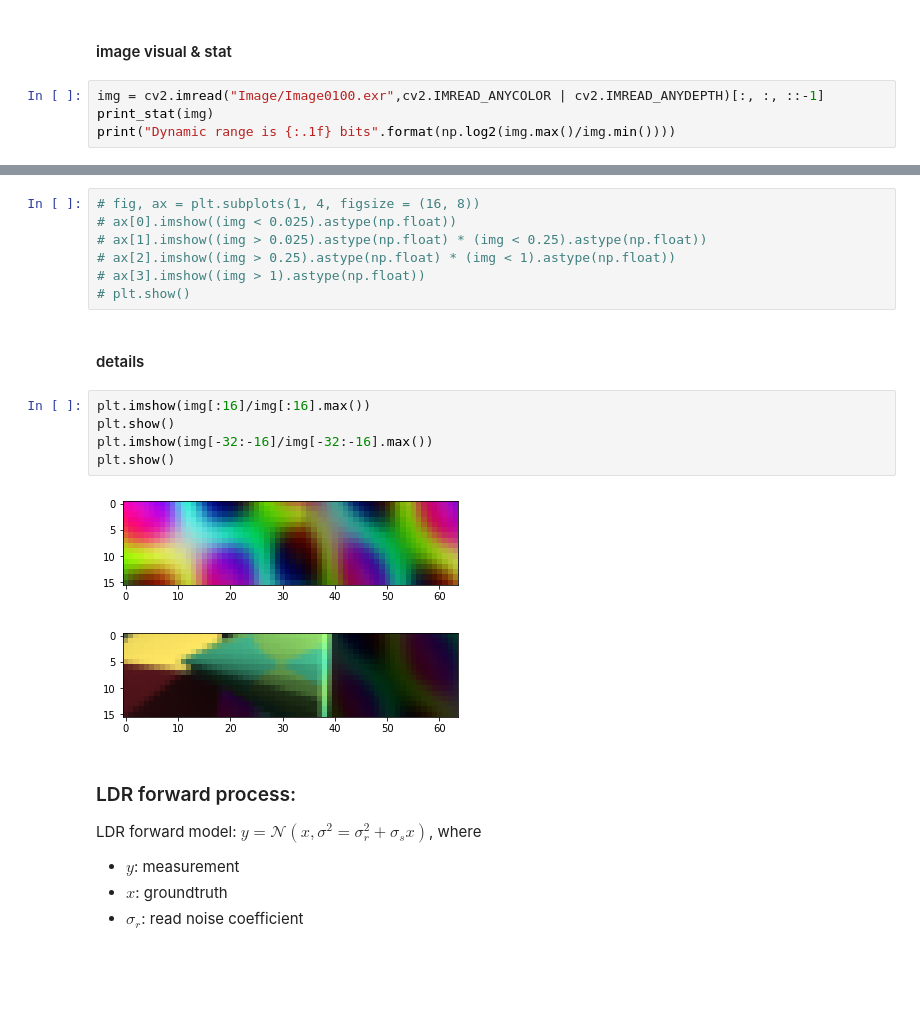
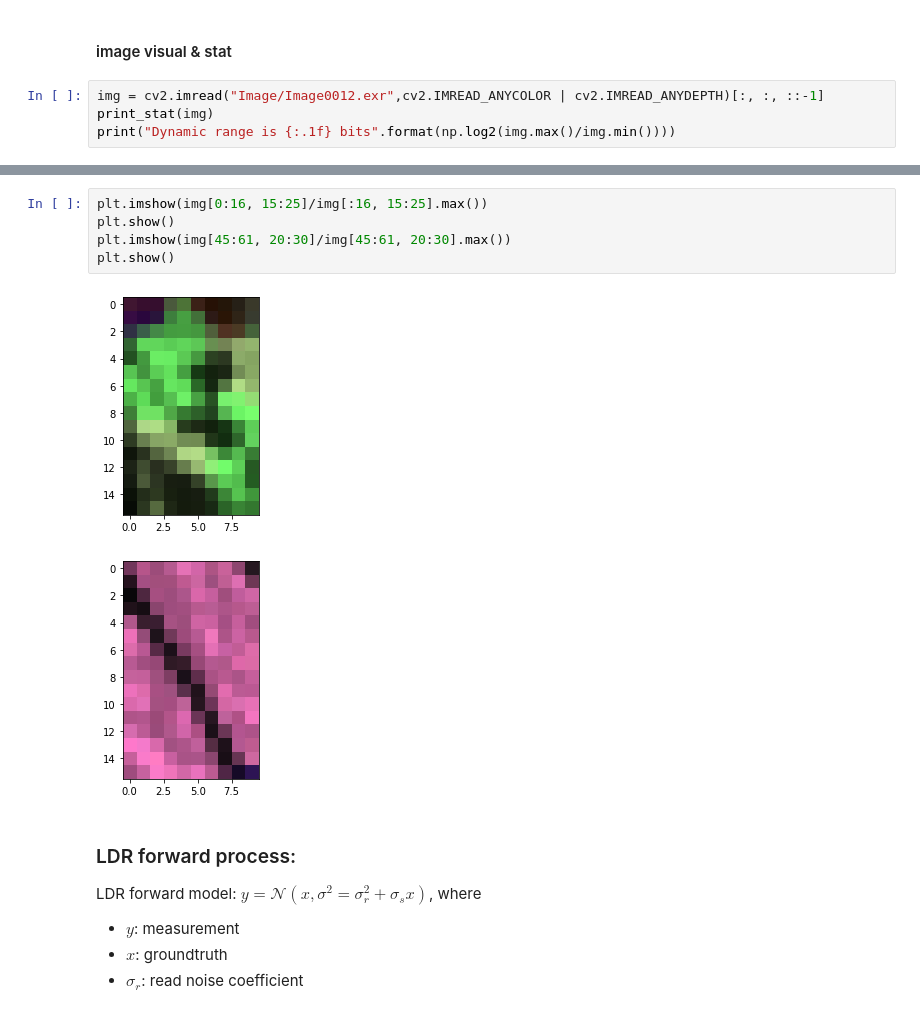
Before and after one commit to djbradyAtOpticalSciencesArizona/multiframeEstimation, a Jupyter notebook: blender_passes.ipynb, the cells around one changed output, grey strips where cells are left out. Drawn from its saved outputs; the diff is of its cells as text; blank space fills up the shorter version.

```diff
--- a/blender_passes.ipynb
+++ b/blender_passes.ipynb
@@ -212,7 +212,7 @@ import numpy as np
 # %% [markdown]
 #### image visual & stat
 # %%
-img = cv2.imread("Image/Image0100.exr",cv2.IMREAD_ANYCOLOR | cv2.IMREAD_ANYDEPTH)[:, :, ::-1]
+img = cv2.imread("Image/Image0012.exr",cv2.IMREAD_ANYCOLOR | cv2.IMREAD_ANYDEPTH)[:, :, ::-1]
 print_stat(img)
 print("Dynamic range is {:.1f} bits".format(np.log2(img.max()/img.min())))
 # %% [output]
@@ -236,20 +236,11 @@ plt.show()
-# %%
-# fig, ax = plt.subplots(1, 4, figsize = (16, 8))
-# ax[0].imshow((img < 0.025).astype(np.float))
-# ax[1].imshow((img > 0.025).astype(np.float) * (img < 0.25).astype(np.float))
-# ax[2].imshow((img > 0.25).astype(np.float) * (img < 1).astype(np.float))
-# ax[3].imshow((img > 1).astype(np.float))
-# plt.show()
-# %% [markdown]
-#### details
 # %%
-plt.imshow(img[:16]/img[:16].max())
+plt.imshow(img[0:16, 15:25]/img[:16, 15:25].max())
 plt.show()
-plt.imshow(img[-32:-16]/img[-32:-16].max())
+plt.imshow(img[45:61, 20:30]/img[45:61, 20:30].max())
 plt.show()
 # %% [output]
-[figure, old version]
+[figure, new version]
-[figure, old version]
+[figure, new version]
 # %% [markdown]
 ### LDR forward process:
 LDR forward model:
```
Also changed, not shown: parts of 12 cells of this notebook.
